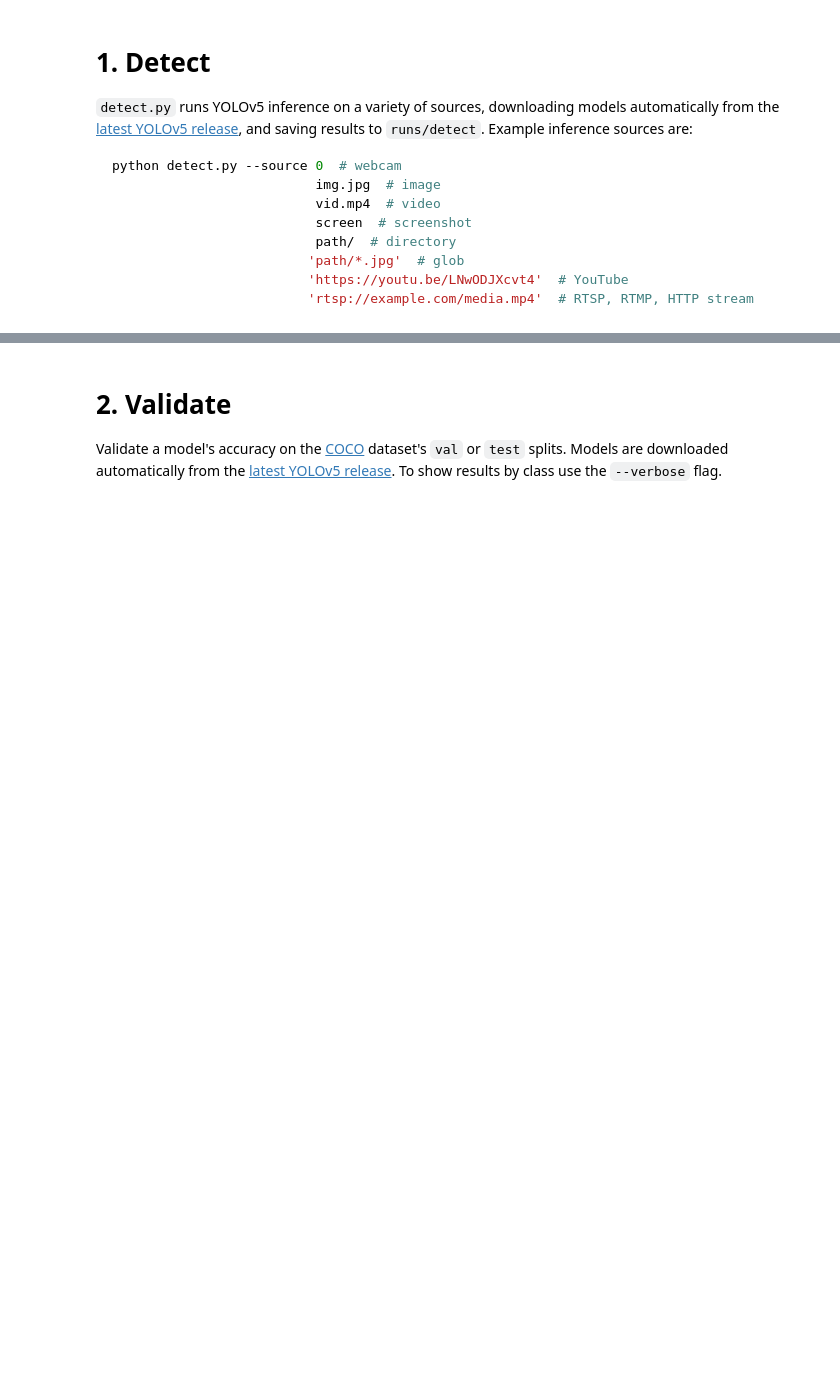
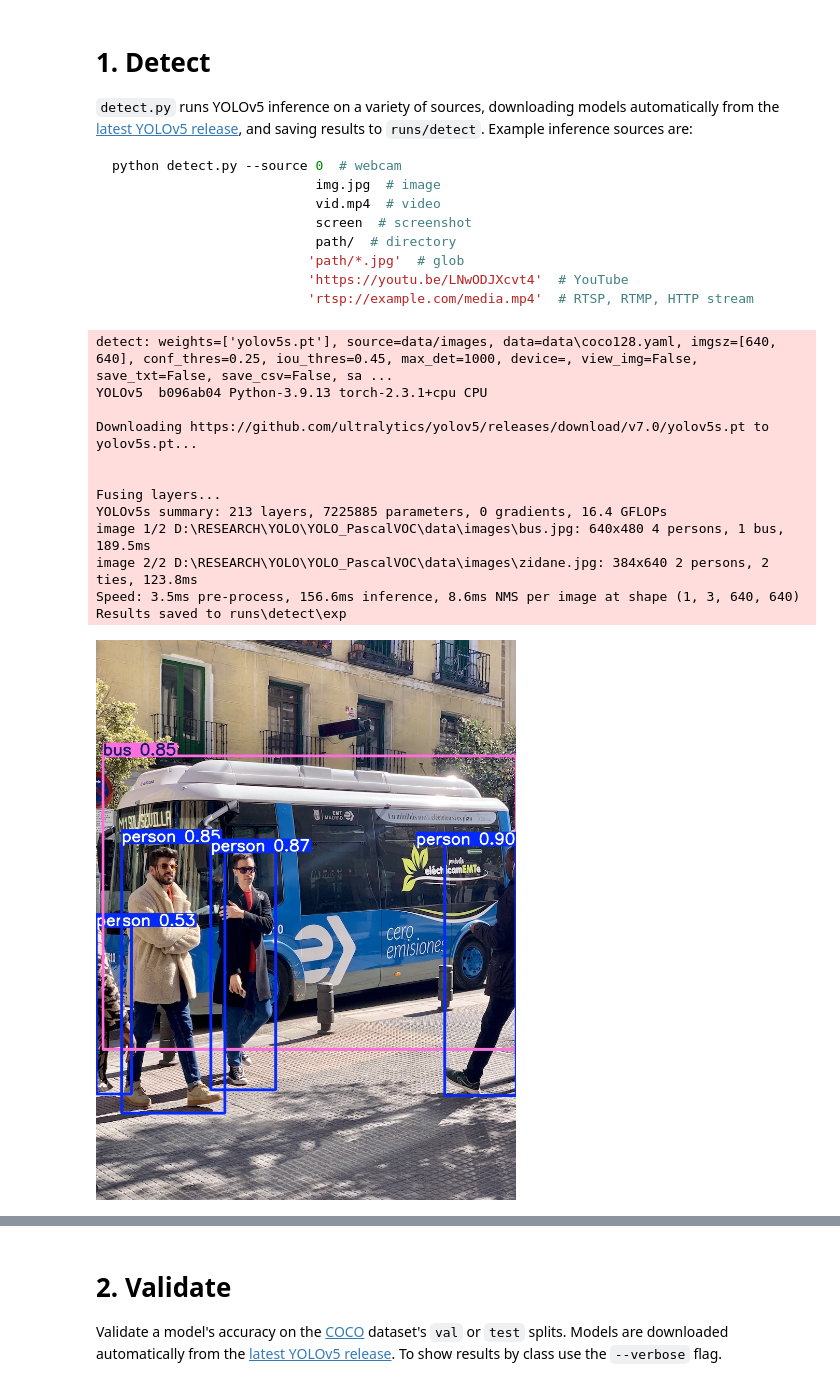
Before and after one commit to thanhdangg/YOLO_PascalVOC, a Jupyter notebook: tutorial.ipynb, the cells around one changed output, grey strips where cells are left out. Drawn from its saved outputs; the diff is of its cells as text; code cells hidden in the pictures; blank space fills up the shorter version.

````diff
--- a/tutorial.ipynb
+++ b/tutorial.ipynb
@@ -42,7 +45,21 @@ python detect.py --source 0  # webcam
 ```
 # %%
 !python detect.py --weights yolov5s.pt --img 640 --conf 0.25 --source data/images
-# display.Image(filename='runs/detect/exp/zidane.jpg', width=600)
+display.Image(filename='runs/detect/exp/bus.jpg', width=600)
+# %% [output]
+detect: weights=['yolov5s.pt'], source=data/images, data=data\coco128.yaml, imgsz=[640, 640], conf_thres=0.25, iou_thres=0.45, max_det=1000, device=, view_img=False, save_txt=False, save_csv=False, sa ...
+YOLOv5  b096ab04 Python-3.9.13 torch-2.3.1+cpu CPU
+
+Downloading https://github.com/ultralytics/yolov5/releases/download/v7.0/yolov5s.pt to yolov5s.pt...
+
+
+Fusing layers...
+YOLOv5s summary: 213 layers, 7225885 parameters, 0 gradients, 16.4 GFLOPs
+image 1/2 D:\RESEARCH\YOLO\YOLO_PascalVOC\data\images\bus.jpg: 640x480 4 persons, 1 bus, 189.5ms
+image 2/2 D:\RESEARCH\YOLO\YOLO_PascalVOC\data\images\zidane.jpg: 384x640 2 persons, 2 ties, 123.8ms
+Speed: 3.5ms pre-process, 156.6ms inference, 8.6ms NMS per image at shape (1, 3, 640, 640)
+Results saved to runs\detect\exp
+[figure, added]
 # %% [markdown]
 &nbsp;&nbsp;&nbsp;&nbsp;&nbsp;&nbsp;&nbsp;&nbsp;
 <img align="left" src="https://user-images.githubusercontent.com/26833433/127574988-6a558aa1-d268-44b9-bf6b-62d4c605cc72.jpg" width="600">
````
Also changed, not shown: parts of 2 cells of this notebook, 1 other file.
